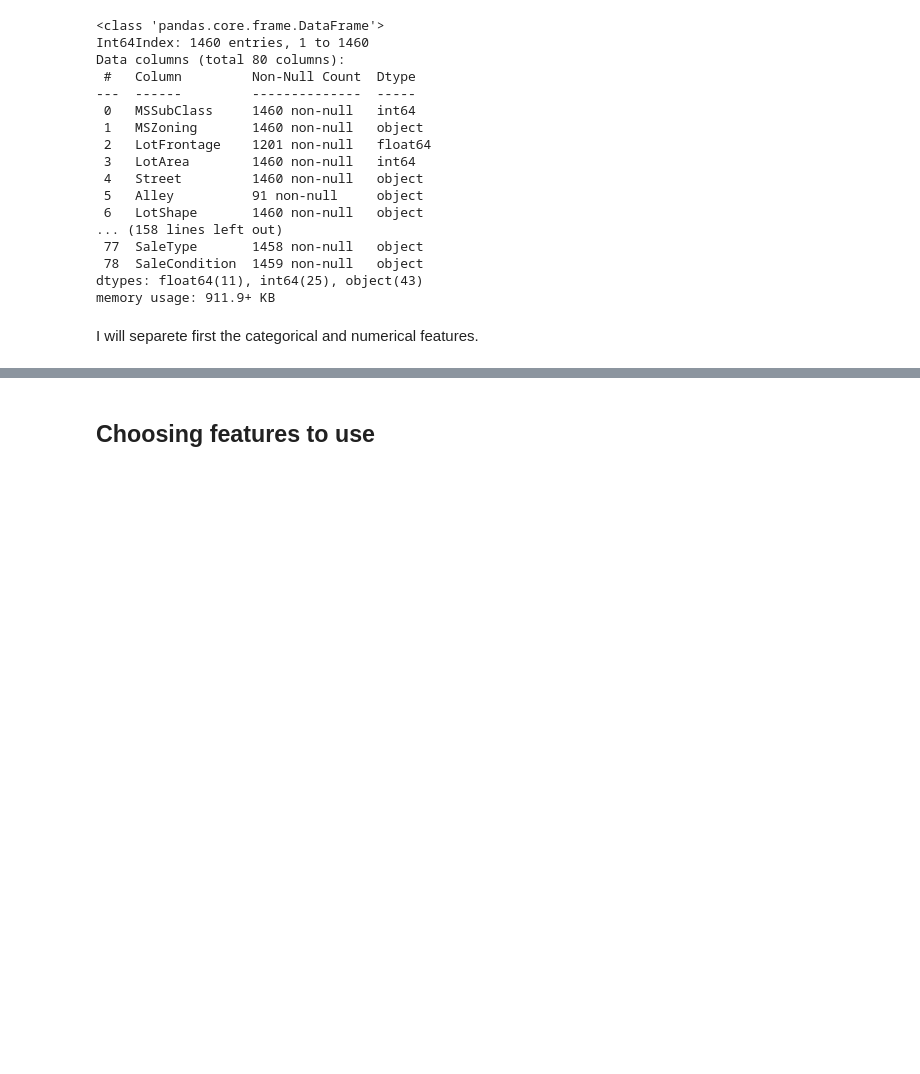
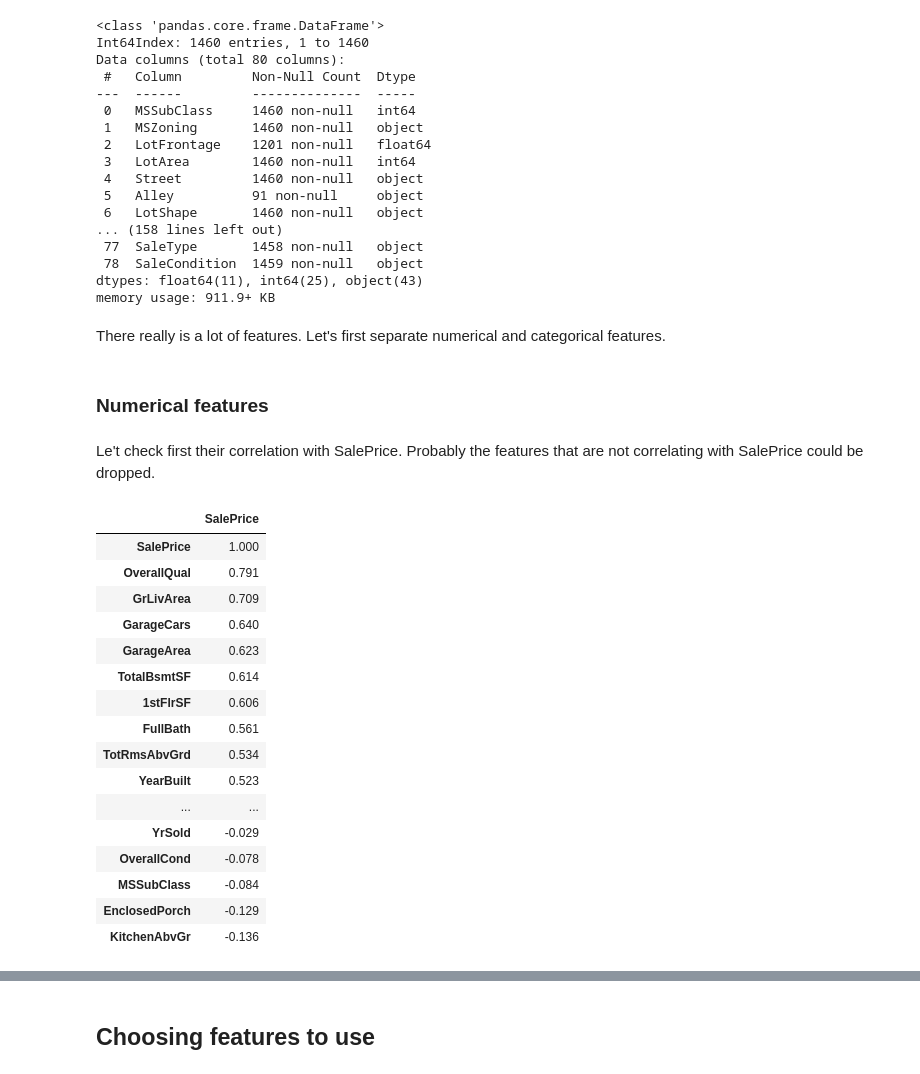
Before and after one commit to sarogov/Kaggle-competitions, a Jupyter notebook: HousePrices/house-prices-how-to-predict-them-well.ipynb, the cells around one changed output, grey strips where cells are left out. Saved outputs shown, nothing was run; the diff lists cells and outputs as text; code cells hidden in the pictures; blank space fills up the shorter version.

```diff
--- a/HousePrices/house-prices-how-to-predict-them-well.ipynb
+++ b/HousePrices/house-prices-how-to-predict-them-well.ipynb
@@ -50,6 +52,6 @@ Data columns (total 80 columns):
  78  SaleCondition  1459 non-null   object
 dtypes: float64(11), int64(25), object(43)
 memory usage: 911.9+ KB
-# %% [markdown]
-I will separete first the categorical and numerical features.
+# %% [markdown]
+There really is a lot of features. Let's first separate numerical and categorical features.
 # %%
@@ -63,2 +61,31 @@ categorical_cols = [cname for cname in full_home_data.columns if
 numerical_cols = [cname for cname in full_home_data.columns if
                 full_home_data[cname].dtype in ['int64', 'float64']]
+# %% [markdown]
+### Numerical features
+# %% [markdown]
+Le't check first their correlation with SalePrice. Probably the features that are not correlating with SalePrice could be dropped.
+# %%
+numeric_corr = full_home_data[numerical_cols].corr()
+sale_price_corr_table = numeric_corr['SalePrice'].sort_values(ascending=False).to_frame()
+
+# Adding just some color.
+cm = sns.light_palette("darkcyan", as_cmap=True)
+sale_price_corr_table.style.background_gradient(cmap=cm).set_precision(3)
+# %% [output]
+|  | SalePrice |
+| SalePrice | 1.000 |
+| OverallQual | 0.791 |
+| GrLivArea | 0.709 |
+| GarageCars | 0.640 |
+| GarageArea | 0.623 |
+| TotalBsmtSF | 0.614 |
+| 1stFlrSF | 0.606 |
+| FullBath | 0.561 |
+| TotRmsAbvGrd | 0.534 |
+| YearBuilt | 0.523 |
+| ... | ... |
+| YrSold | -0.029 |
+| OverallCond | -0.078 |
+| MSSubClass | -0.084 |
+| EnclosedPorch | -0.129 |
+| KitchenAbvGr | -0.136 |
```
Also changed, not shown: parts of 25 cells of this notebook.
